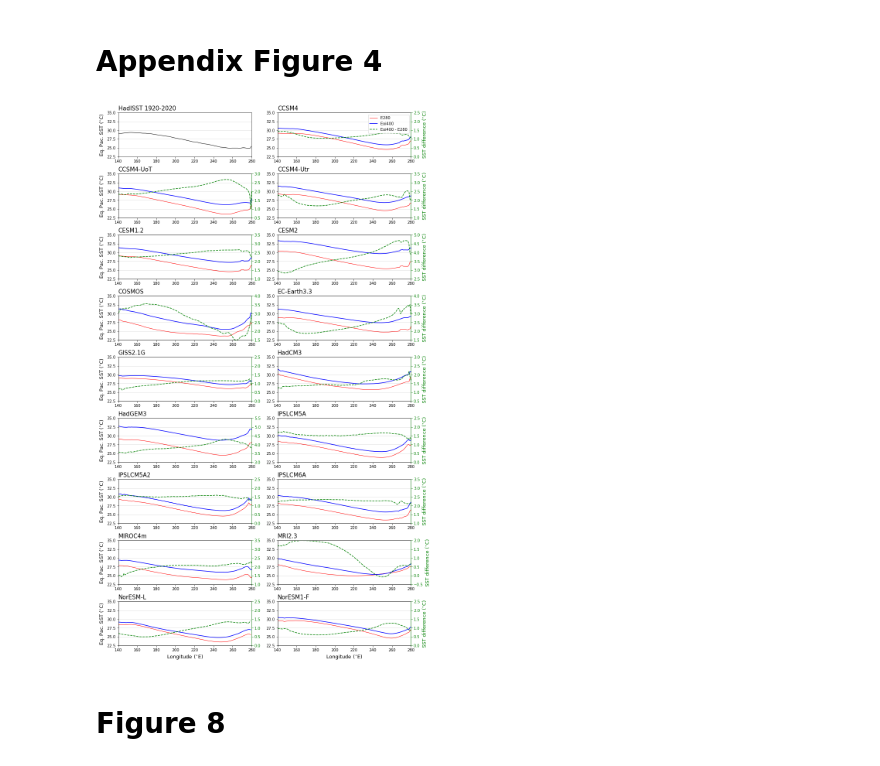
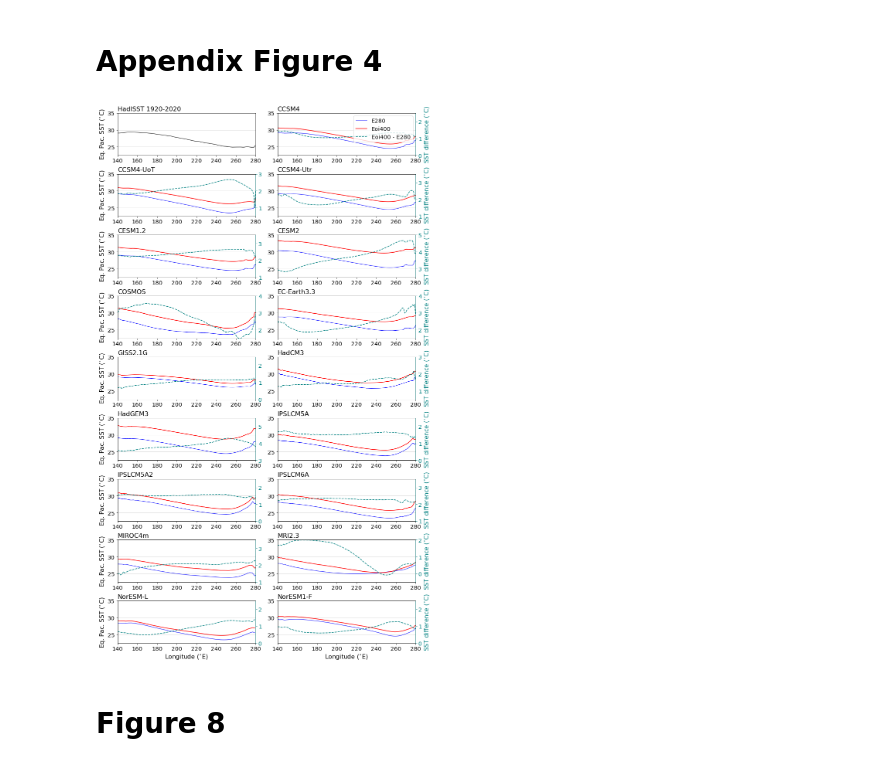
Before and after one commit to arthuroldeman/pliomip2-enso, a Jupyter notebook: zonal_SSTs.ipynb, the cells around one changed output. Cells and saved outputs as stored; diff of their text form; code cells hidden in the pictures.

```diff
--- a/zonal_SSTs.ipynb
+++ b/zonal_SSTs.ipynb
@@ -187,15 +213,3 @@ for i in range(len(modellist)):
 
 EM_TPms_e280   = TPmean_e280/(len(modellist) - TP_e280_mask)
 EM_TPms_eoi400 = TPmean_eoi400/(len(modellist) - TP_eoi400_mask)
-# %%
-diff = np.zeros(len(modellist))
-deg = 0.5
-for i in range(len(modellist)):
-
-    model = modellist[i]
-    a = Zonal_SST_gradient(model, run = 'E280', latbound = 23, latmean = False)
-    b = Zonal_SST_gradient(model, run = 'EOI400', latbound = 23, latmean = False)
-
-    ds   = b-a.values
-    diff[i] = ds.sel(longitude = slice(273-deg, 273+deg)).sel(
-        latitude = slice(5.8-deg, 5.8+deg)).mean()
@@ -350,11 +351,17 @@ ax.text(PV_trop[0,1]-dl, PV_trop[1,1]-dl, 'R',fontsize=9, fontweight='bold')
 # %% [markdown]
 # **Appendix Figure 4**
 # %%
+# compute zonal SST gradients and plot
+
+pylab.rcParams.update(params2)
+
 fig1, axs = plt.subplots(nrows=9, ncols=2, figsize=(figwidth2, 20), constrained_layout=True)
 axs = trim_axs(axs, len(modellist)+1)
 
 rightaxmin = np.array([0, .5, 1, 1, 2.5, 1.5, 1.5, 0, .5, 3, 0, 0, 1, 1, -.5, 0, 0])
 rightaxd = 2.5
+
+clr = 'teal'
 
 for ax, i in zip(axs, range(0,len(modellist)+1)):
 
@@ -363,60 +370,63 @@ for ax, i in zip(axs, range(0,len(modellist)+1)):
     else:
         model = modellist[i-1]
         a = Zonal_SST_gradient(model, run = 'E280', latbound = 5)
-        p1 = a.plot(ax=ax, color='r', linestyle='-', linewidth = 1, label = 'E280')
+        p1 = a.plot(ax=ax, color='b', linestyle='-', linewidth = 1, label = 'E280')
         b = Zonal_SST_gradient(model, run = 'EOI400', latbound = 5)
-        p2 = b.plot(ax=ax, color='b', linestyle='-', linewidth = 1.5, label = 'Eoi400')
+        p2 = b.plot(ax=ax, color='r', linestyle='-', linewidth = 1.5, label = 'Eoi400')
 
-    if np.mod(i,2)==0: ax.set_ylabel('Eq. Pac. SST ($^{\circ}$C)', fontsize=13)
+    if np.mod(i,2)==0: ax.set_ylabel('Eq. Pac. SST ($^{\circ}$C)')
     else: ax.set_ylabel('');
 
-    if i>len(modellist)-2: ax.set_xlabel('Longitude ($^{\circ}$E)', fontsize=13)
+    if i>len(modellist)-2: ax.set_xlabel('Longitude ($^{\circ}$E)')
     else: ax.set_xlabel('')
 
     ax.set_xlim([140, 280])
     ax.set_ylim([22.5, 35])
 
     ax.yaxis.grid(alpha=0.5)
     ax.get_yaxis().set_tick_params(which='minor', size=0)
     ax.get_yaxis().set_tick_params(which='minor', width=0)
 
 
     if i>0:
         ax2 = ax.twinx()
-        p3 = (b-a).plot(ax=ax2, color='g', linestyle='--', linewidth = 1.5, label = 'Eoi400 - E280')
+        p3 = (b-a).plot(ax=ax2, color=clr, linestyle='--', linewidth = 1.5, label = 'Eoi400 - E280')
         if np.mod(i,2)==1:
-            ax2.set_ylabel('SST difference ($^{\circ}$C)', color='g', fontsize=13)
+            ax2.set_ylabel('SST difference ($^{\circ}$C)', color=clr)
         else: ax2.set_ylabel('')
-        ax2.spines['right'].set_color('g')
-        ax2.tick_params(axis='y', colors='g')
+        ax2.spines['right'].set_color(clr)
+        ax2.tick_params(axis='y', colors=clr)
         ax2.set_ylim([rightaxmin[i-1], rightaxmin[i-1] + rightaxd])
 
     if i==1:
         ps = p1+p2+p3
         labs = [p.get_label() for p in ps]
         ax2.legend(ps, labs, loc = 'upper right')
 #         ax2.legend(ps, labs, shadow=True, fontsize=12, loc='upper right', bbox_to_anchor=(0.9, 1.0))
 
     ax.set_title('')
     if i==0:
-        ax.set_title('HadISST 1920-2020', loc='left', fontsize=15)
+        ax.set_title('HadISST 1920-2020', loc='left')
     else:
         ax2.set_title('')
-        ax.set_title(modellist[i-1], loc='left', fontsize=15)
+        ax.set_title(modellist[i-1], loc='left')
 
-#     a1 = np.logical_not(np.isnan(a.values))
-#     b1 = np.logical_not(np.isnan(b.values))
-#     if i == 0:
-#         zsg_lons   = a.longitude.values[a1]
-#         zsg_e280   = np.zeros((len(zsg_lons), len(modellist)))
-#         zsg_eoi400 = np.zeros((len(zsg_lons), len(modellist)))
-
-#     zsg_e280[:,i]   = a.values; #a[a1]
-#     zsg_eoi400[:,i] = b.values; #b[b1]
+    # save zonal SSTs (for Figure 8)
+    if i == 1:
+        a1 = np.logical_not(np.isnan(a.values))
+        b1 = np.logical_not(np.isnan(b.values))
+        zsg_lons   = a.longitude.values[a1]
+        zsg_e280   = np.zeros((len(zsg_lons), len(modellist)))
+        zsg_eoi400 = np.zeros((len(zsg_lons), len(modellist)))
+    if i > 0:
+#         a1 = np.logical_not(np.isnan(a.values))
+#         b1 = np.logical_not(np.isnan(b.values))
+        zsg_e280[:,i-1]   = a[a1]
+        zsg_eoi400[:,i-1] = b[b1]
 
 plt.savefig('figures/appendixfigure4.pdf', bbox_inches='tight')
 # %% [output]
-[figure, old version]
+[figure, new version]
 # %% [markdown]
 # **Figure 8**
 # %%
```
Also changed, not shown: parts of 23 cells of this notebook.
